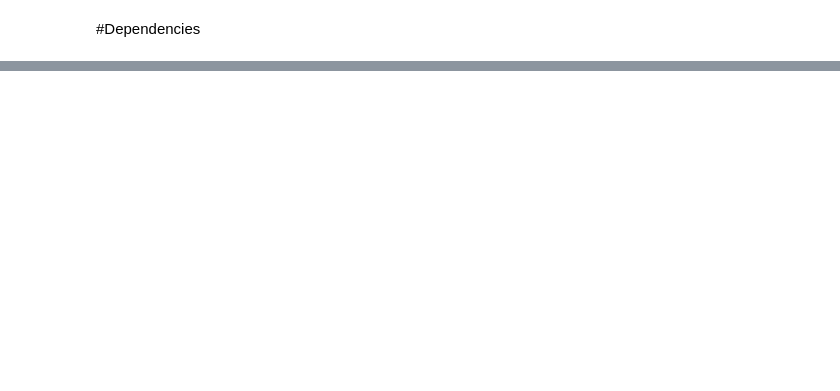
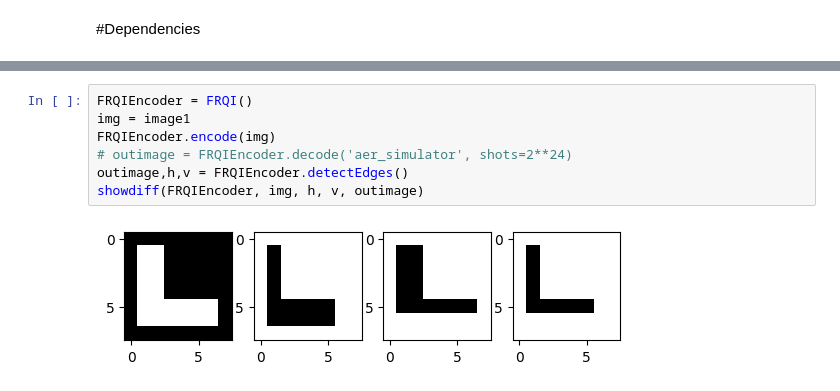
Before and after one commit to MohammadYehya/Quantum_Edge_Detection, a Jupyter notebook: Quantum_Edge_Detection.ipynb, the cells around one changed output, grey strips where cells are left out. Cells and saved outputs as stored; diff of their text form; blank space fills up the shorter version.

```diff
--- a/Quantum_Edge_Detection.ipynb
+++ b/Quantum_Edge_Detection.ipynb
@@ -222,0 +374,9 @@ SSI:  0.993406829010053
+# %%
+FRQIEncoder = FRQI()
+img = image1
+FRQIEncoder.encode(img)
+# outimage = FRQIEncoder.decode('aer_simulator', shots=2**24)
+outimage,h,v = FRQIEncoder.detectEdges()
+showdiff(FRQIEncoder, img, h, v, outimage)
+# %% [output]
+[figure, added]
```
Also changed, not shown: parts of 13 cells of this notebook.
